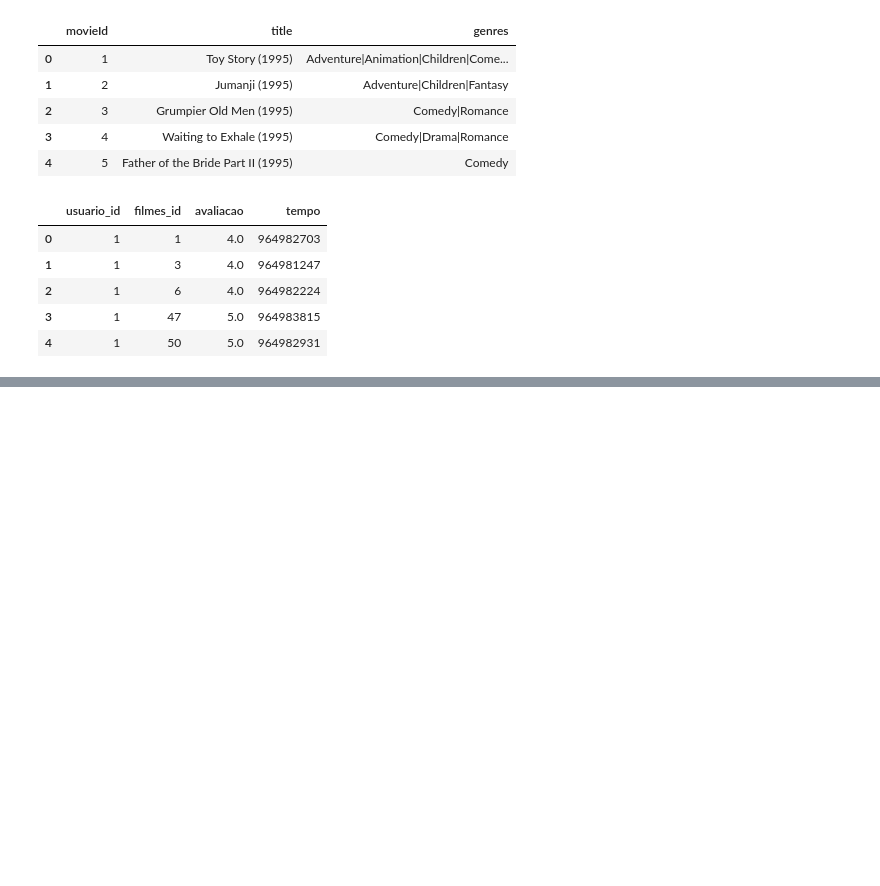
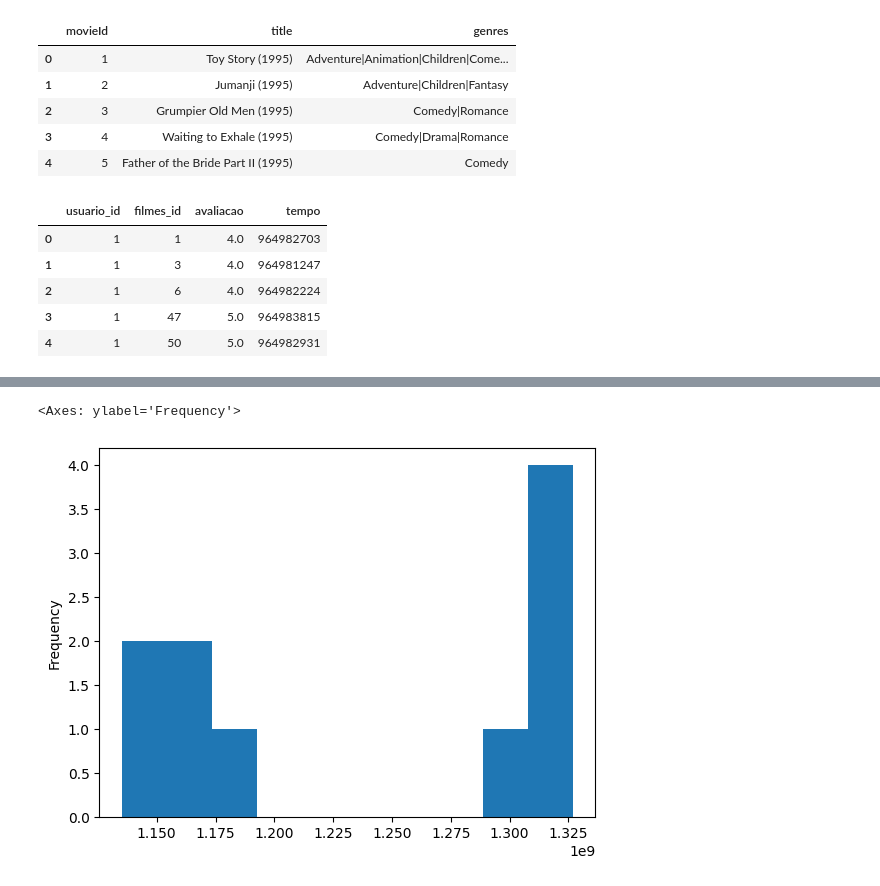
Before and after one commit to AndreVargas0/SemanaEda, a Jupyter notebook: aula1.ipynb, the cells around one changed output, grey strips where cells are left out. Drawn from its saved outputs; the diff is of its cells as text; code cells hidden in the pictures; blank space fills up the shorter version.

```diff
--- a/aula1.ipynb
+++ b/aula1.ipynb
@@ -175,0 +216,3 @@ AttributeError: 'Series' object has no attribute 'query'
+# %%
+media_por_nota = dados2.groupby('avaliacao').mean()['tempo']
+media_por_nota
@@ -175,0 +232,5 @@ AttributeError: 'Series' object has no attribute 'query'
+# %%
+media_por_nota.plot(kind='hist')
+# %% [output]
+<Axes: ylabel='Frequency'>
+[figure, added]
```
Also changed, not shown: parts of 12 cells of this notebook, 2 other files.
